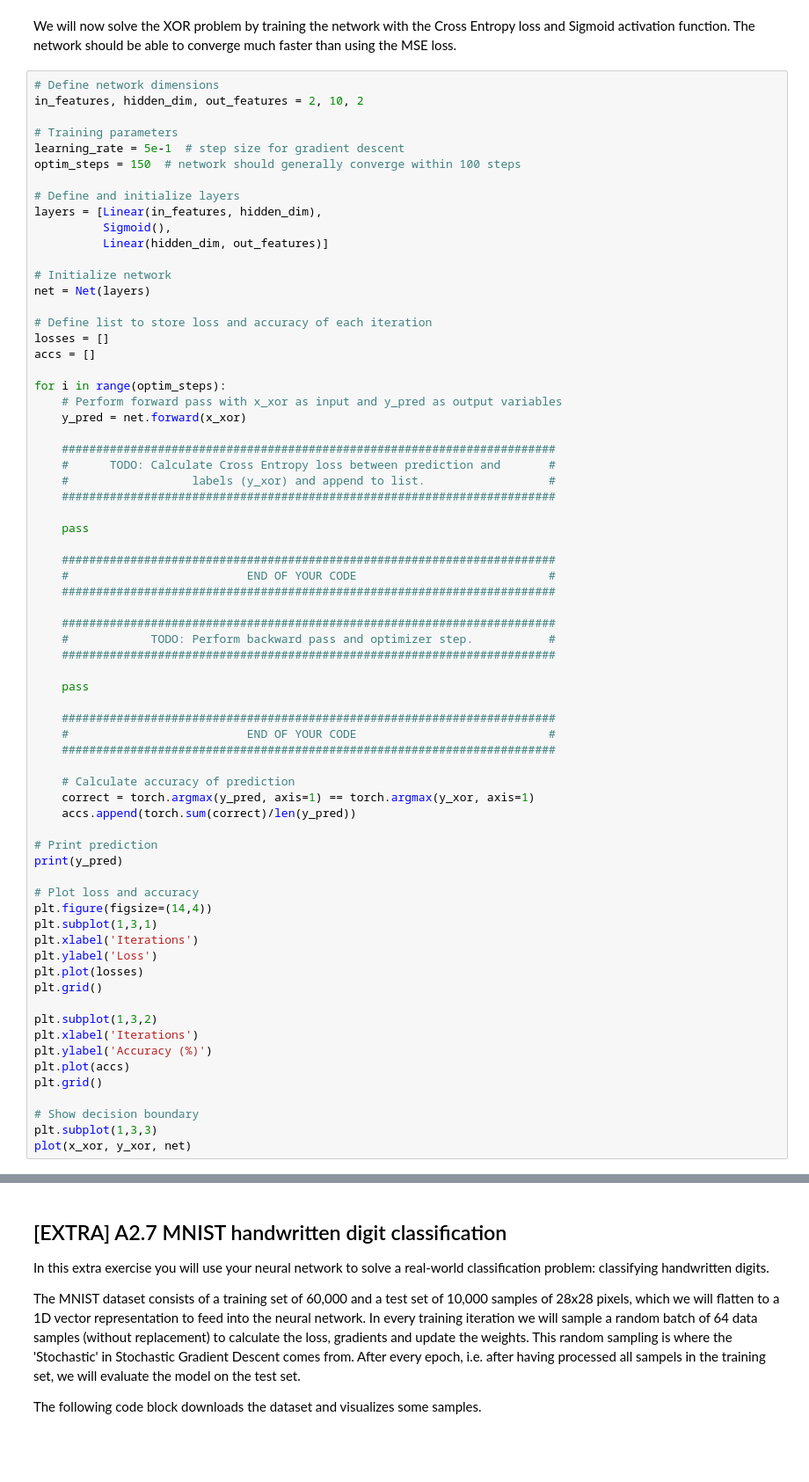
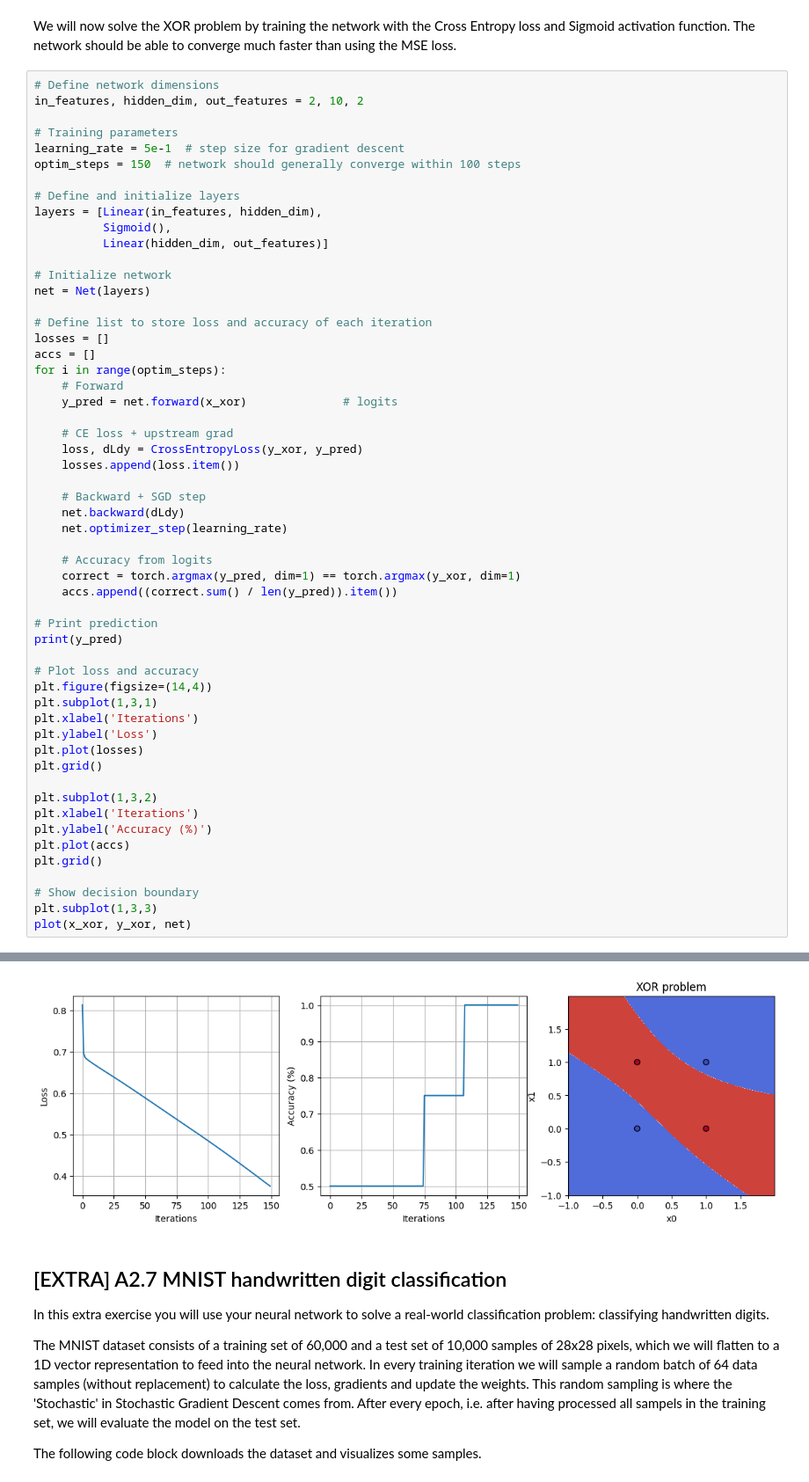
Before and after one commit to ioan-hedea/deepLearning4005, a Jupyter notebook: 2025_Assignment_3.ipynb, the cells around one changed output, grey strips where cells are left out. Shown: that part at 88% size. Cells and saved outputs as stored; diff of their text form; blank space fills up the shorter version.

```diff
--- a/2025_Assignment_3.ipynb
+++ b/2025_Assignment_3.ipynb
@@ -819,35 +765,21 @@ net = Net(layers)
 # Define list to store loss and accuracy of each iteration
 losses = []
 accs = []
+for i in range(optim_steps):
+    # Forward
+    y_pred = net.forward(x_xor)              # logits
 
-for i in range(optim_steps):
-    # Perform forward pass with x_xor as input and y_pred as output variables
-    y_pred = net.forward(x_xor)
+    # CE loss + upstream grad
+    loss, dLdy = CrossEntropyLoss(y_xor, y_pred)
+    losses.append(loss.item())
 
-    ########################################################################
-    #      TODO: Calculate Cross Entropy loss between prediction and       #
-    #                  labels (y_xor) and append to list.                  #
-    ########################################################################
+    # Backward + SGD step
+    net.backward(dLdy)
+    net.optimizer_step(learning_rate)
 
-    pass
-
-    ########################################################################
-    #                          END OF YOUR CODE                            #
-    ########################################################################
-
-    ########################################################################
-    #            TODO: Perform backward pass and optimizer step.           #
-    ########################################################################
-
-    pass
-
-    ########################################################################
-    #                          END OF YOUR CODE                            #
-    ########################################################################
-
-    # Calculate accuracy of prediction
-    correct = torch.argmax(y_pred, axis=1) == torch.argmax(y_xor, axis=1)
-    accs.append(torch.sum(correct)/len(y_pred))
+    # Accuracy from logits
+    correct = torch.argmax(y_pred, dim=1) == torch.argmax(y_xor, dim=1)
+    accs.append((correct.sum() / len(y_pred)).item())
 
 # Print prediction
 print(y_pred)
@@ -869,3 +801,4 @@ plt.grid()
 # Show decision boundary
 plt.subplot(1,3,3)
 plot(x_xor, y_xor, net)
+# %% [output]
@@ -872,3 +809,4 @@ plot(x_xor, y_xor, net)
+[figure, added]
 # %% [markdown]
 ## [EXTRA] A2.7 MNIST handwritten digit classification
 In this extra exercise you will use your neural network to solve a real-world classification problem: classifying handwritten digits.
```
Also changed, not shown: parts of 16 cells of this notebook.
